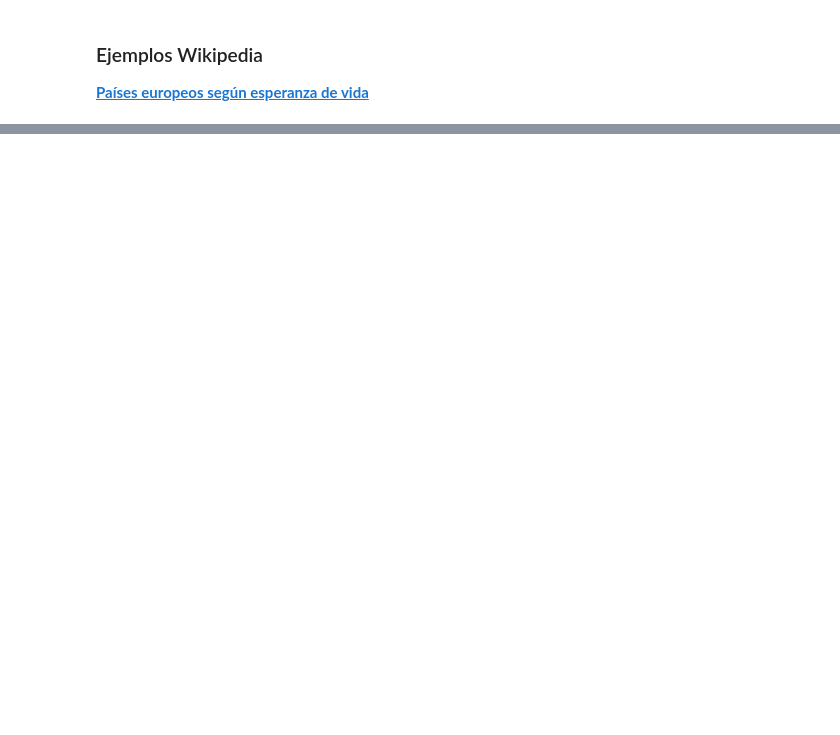
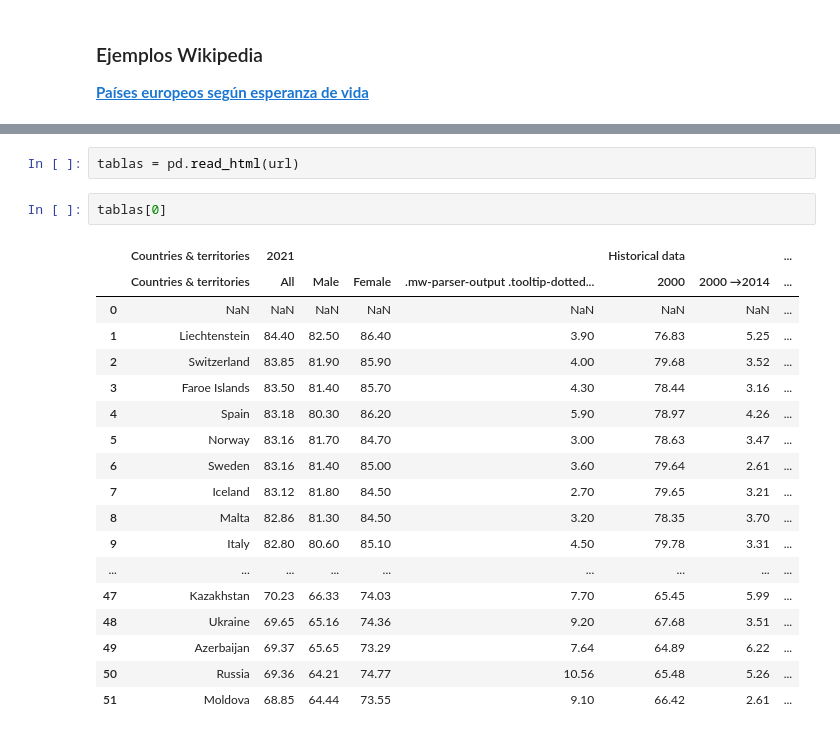
Before and after one commit to dataptmad0124/lessons, a Jupyter notebook: m1/20240219_Web_Scraping_bs4.ipynb, the cells around one changed output, grey strips where cells are left out. Drawn from its saved outputs; the diff is of its cells as text; blank space fills up the shorter version.

```diff
--- a/m1/20240219_Web_Scraping_bs4.ipynb
+++ b/m1/20240219_Web_Scraping_bs4.ipynb
@@ -69,0 +249,23 @@ Usaremos la herramienta **[BeautifulSoup](https://www.crummy.com/software/Beauti
+# %%
+tablas = pd.read_html(url)
+# %%
+tablas[0]
+# %% [output]
+|  | Countries & territories | 2021 |  |  |  | Historical data |  | ... |
+|  | Countries & territories | All | Male | Female | .mw-parser-output .tooltip-dotted... | 2000 | 2000 →2014 | ... |
+| 0 | NaN | NaN | NaN | NaN | NaN | NaN | NaN | ... |
+| 1 | Liechtenstein | 84.40 | 82.50 | 86.40 | 3.90 | 76.83 | 5.25 | ... |
+| 2 | Switzerland | 83.85 | 81.90 | 85.90 | 4.00 | 79.68 | 3.52 | ... |
+| 3 | Faroe Islands | 83.50 | 81.40 | 85.70 | 4.30 | 78.44 | 3.16 | ... |
+| 4 | Spain | 83.18 | 80.30 | 86.20 | 5.90 | 78.97 | 4.26 | ... |
+| 5 | Norway | 83.16 | 81.70 | 84.70 | 3.00 | 78.63 | 3.47 | ... |
+| 6 | Sweden | 83.16 | 81.40 | 85.00 | 3.60 | 79.64 | 2.61 | ... |
+| 7 | Iceland | 83.12 | 81.80 | 84.50 | 2.70 | 79.65 | 3.21 | ... |
+| 8 | Malta | 82.86 | 81.30 | 84.50 | 3.20 | 78.35 | 3.70 | ... |
+| 9 | Italy | 82.80 | 80.60 | 85.10 | 4.50 | 79.78 | 3.31 | ... |
+| ... | ... | ... | ... | ... | ... | ... | ... | ... |
+| 47 | Kazakhstan | 70.23 | 66.33 | 74.03 | 7.70 | 65.45 | 5.99 | ... |
+| 48 | Ukraine | 69.65 | 65.16 | 74.36 | 9.20 | 67.68 | 3.51 | ... |
+| 49 | Azerbaijan | 69.37 | 65.65 | 73.29 | 7.64 | 64.89 | 6.22 | ... |
+| 50 | Russia | 69.36 | 64.21 | 74.77 | 10.56 | 65.48 | 5.26 | ... |
+| 51 | Moldova | 68.85 | 64.44 | 73.55 | 9.10 | 66.42 | 2.61 | ... |
```
Also changed, not shown: parts of 28 cells of this notebook, 1 other file.
